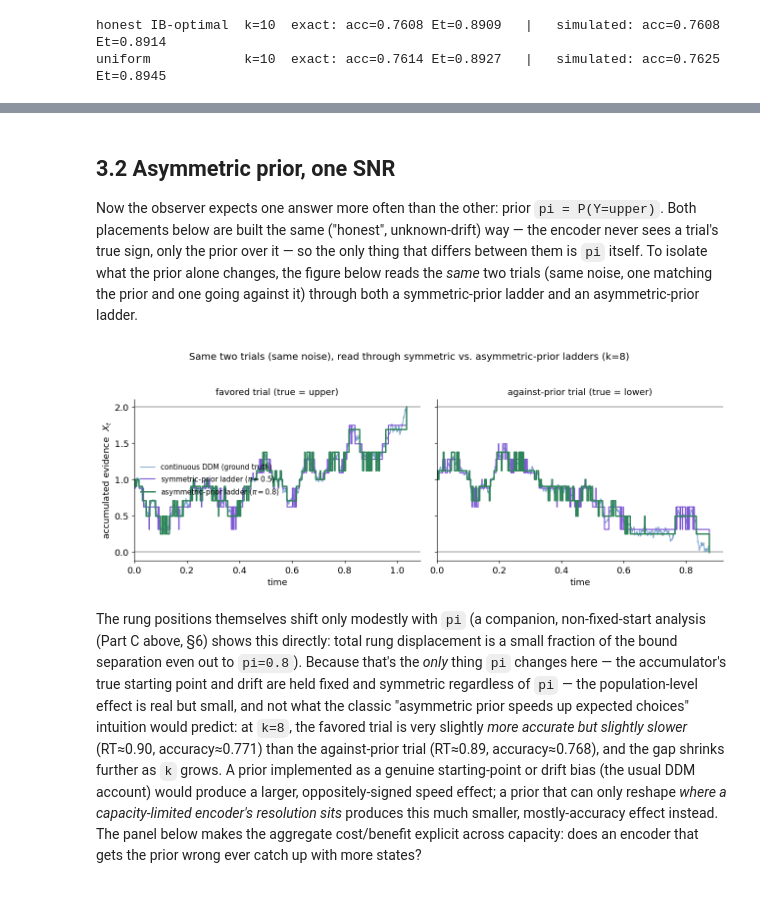
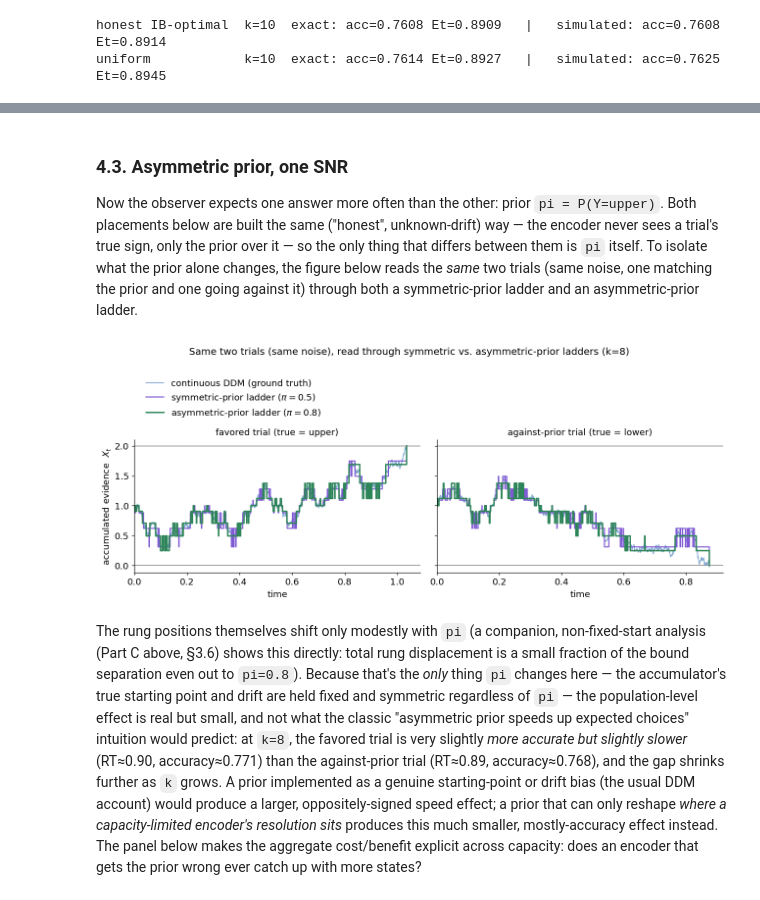
Before and after one commit to TheGoldLab/playpen_IB_DDM, a Jupyter notebook: notebooks/03_ddm.ipynb, the cells around one changed output, grey strips where cells are left out. Drawn from its saved outputs; the diff is of its cells as text; code cells hidden in the pictures.

```diff
--- a/notebooks/03_ddm.ipynb
+++ b/notebooks/03_ddm.ipynb
@@ -1718,37 +1559,38 @@ discussed after 3.5, here visible in distribution shape rather than only in the
 # %% [markdown]
-## 3.2 Asymmetric prior, one SNR
+### 4.3. Asymmetric prior, one SNR
 
 Now the observer expects one answer more often than the other: prior `pi = P(Y=upper)`. Both placements below are built the same ("honest", unknown-drift) way — the encoder never sees a trial's true sign, only the prior over it — so the only thing that differs between them is `pi` itself. To isolate what the prior alone changes, the figure below reads the *same* two trials (same noise, one matching the prior and one going against it) through both a symmetric-prior ladder and an asymmetric-prior ladder.
 # %%
 k_demo = 8
 pi = 0.8  # P(Y=upper); observer expects the "upper" answer 80% of the time
 r_sym = ib_optimal_chain_unknown_drift_fixed_start(k0, k_demo, v, s, a, z_frac, pi=0.5)
 r_asym = ib_optimal_chain_unknown_drift_fixed_start(k0, k_demo, v, s, a, z_frac, pi=pi)
 
 fig, axes = plt.subplots(1, 2, figsize=(12, 4.4), sharey=True)
 trial_specs = [(+v, "favored trial (true = upper)", 5), (-v, "against-prior trial (true = lower)", 6)]
 for ax, (v_signed, title, seed) in zip(axes, trial_specs):
     ts_c, xs_c = simulate_ddm_path(v_signed, s, a, z_frac, dt=1e-3, t_max=15, seed=seed)
     xs_sym = quantize_ddm_path(ts_c, xs_c, r_sym["x_nodes_opt"])
     xs_asym = quantize_ddm_path(ts_c, xs_c, r_asym["x_nodes_opt"])
 
     ax.axhline(0, color="gray", lw=1)
     ax.axhline(a, color="gray", lw=1)
     ax.plot(ts_c, xs_c, color=NORM_COLOR, lw=1.2, alpha=0.6, label="continuous DDM (ground truth)")
     ax.step(ts_c, xs_sym, color="#805ad5", lw=1.5, where="post", label="symmetric-prior ladder ($\\pi=0.5$)")
     ax.step(ts_c, xs_asym, color="#2f855a", lw=1.9, where="post", label=f"asymmetric-prior ladder ($\\pi={pi}$)")
     ax.set_title(title, fontsize=12)
     ax.set_xlabel("time")
     ax.set_xlim(0, ts_c[-1] * 1.05)
 axes[0].set_ylabel("accumulated evidence  $X_t$")
-axes[0].legend(frameon=False, fontsize=9.5, loc="center left")
-fig.suptitle(f"Same two trials (same noise), read through symmetric vs. asymmetric-prior ladders (k={k_demo})", y=1.03)
-fig.tight_layout()
+fig.legend(*axes[0].get_legend_handles_labels(), frameon=False, fontsize=12,
+           loc="upper left", bbox_to_anchor=(0.08, 1.0), ncol=1)
+fig.suptitle(f"Same two trials (same noise), read through symmetric vs. asymmetric-prior ladders (k={k_demo})", y=1.1)
+fig.tight_layout(rect=[0, 0, 1, 0.88])
 plt.show()
 # %% [output]
-[figure, old version]
+[figure, new version]
 # %% [markdown]
-The rung positions themselves shift only modestly with `pi` (a companion, non-fixed-start analysis (Part C above, §6) shows this directly: total rung displacement is a small fraction of the bound separation even out to `pi=0.8`). Because that's the *only* thing `pi` changes here — the accumulator's true starting point and drift are held fixed and symmetric regardless of `pi` — the population-level effect is real but small, and not what the classic "asymmetric prior speeds up expected choices" intuition would predict: at `k=8`, the favored trial is very slightly *more accurate but slightly slower* (RT≈0.90, accuracy≈0.771) than the against-prior trial (RT≈0.89, accuracy≈0.768), and the gap shrinks further as `k` grows. A prior implemented as a genuine starting-point or drift bias (the usual DDM account) would produce a larger, oppositely-signed speed effect; a prior that can only reshape *where a capacity-limited encoder's resolution sits* produces this much smaller, mostly-accuracy effect instead. The panel below makes the aggregate cost/benefit explicit across capacity: does an encoder that gets the prior wrong ever catch up with more states?
+The rung positions themselves shift only modestly with `pi` (a companion, non-fixed-start analysis (Part C above, §3.6) shows this directly: total rung displacement is a small fraction of the bound separation even out to `pi=0.8`). Because that's the *only* thing `pi` changes here — the accumulator's true starting point and drift are held fixed and symmetric regardless of `pi` — the population-level effect is real but small, and not what the classic "asymmetric prior speeds up expected choices" intuition would predict: at `k=8`, the favored trial is very slightly *more accurate but slightly slower* (RT≈0.90, accuracy≈0.771) than the against-prior trial (RT≈0.89, accuracy≈0.768), and the gap shrinks further as `k` grows. A prior implemented as a genuine starting-point or drift bias (the usual DDM account) would produce a larger, oppositely-signed speed effect; a prior that can only reshape *where a capacity-limited encoder's resolution sits* produces this much smaller, mostly-accuracy effect instead. The panel below makes the aggregate cost/benefit explicit across capacity: does an encoder that gets the prior wrong ever catch up with more states?
 # %%
 k_grid_32 = list(range(3, 16))
 accs_sym_built, accs_asym_built = [], []
```
Also changed, not shown: parts of 68 cells of this notebook, 5 other files.
